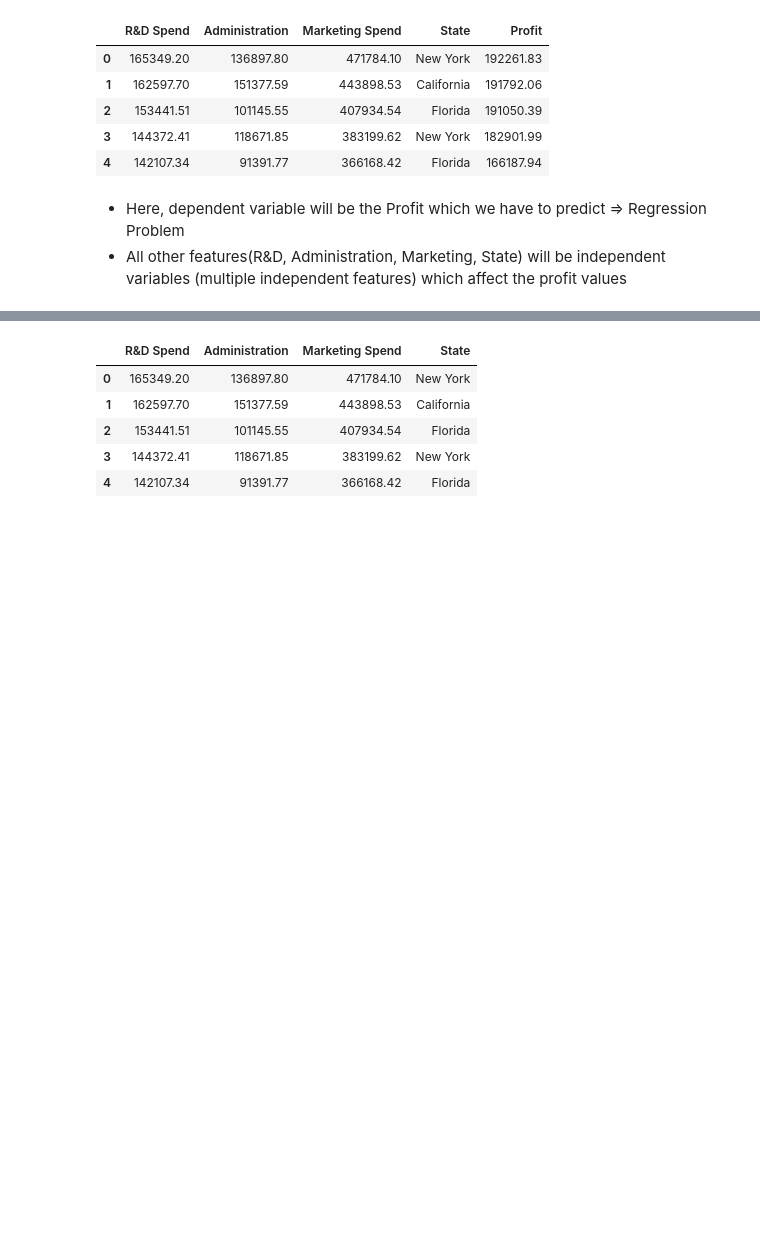
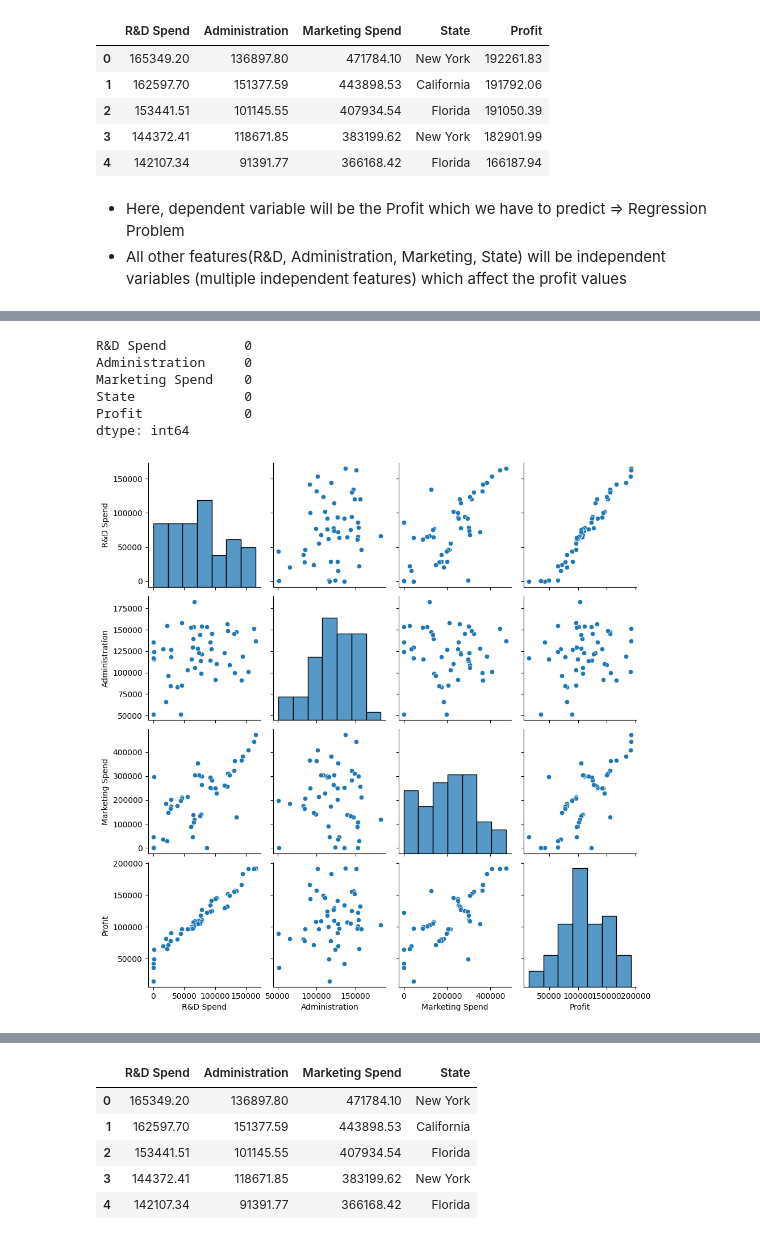
Before and after one commit to kamlesh-IY9/Fxis-ai---Task, a Jupyter notebook: Multi Linear Regression/Predicting Profits Multiple Linear Regression.ipynb, the cells around one changed output, grey strips where cells are left out. Cells and saved outputs as stored; diff of their text form; code cells hidden in the pictures; blank space fills up the shorter version.

```diff
--- a/Multi Linear Regression/Predicting Profits Multiple Linear Regression.ipynb
+++ b/Multi Linear Regression/Predicting Profits Multiple Linear Regression.ipynb
@@ -18,0 +54,15 @@ df.head()
+# %%
+df.isnull().sum()
+# %% [output]
+R&D Spend          0
+Administration     0
+Marketing Spend    0
+State              0
+Profit             0
+dtype: int64
+# %%
+# Pair Plot
+sns.pairplot(df)
+plt.show()
+# %% [output]
+[figure, added]
```
Also changed, not shown: parts of 21 cells of this notebook.
